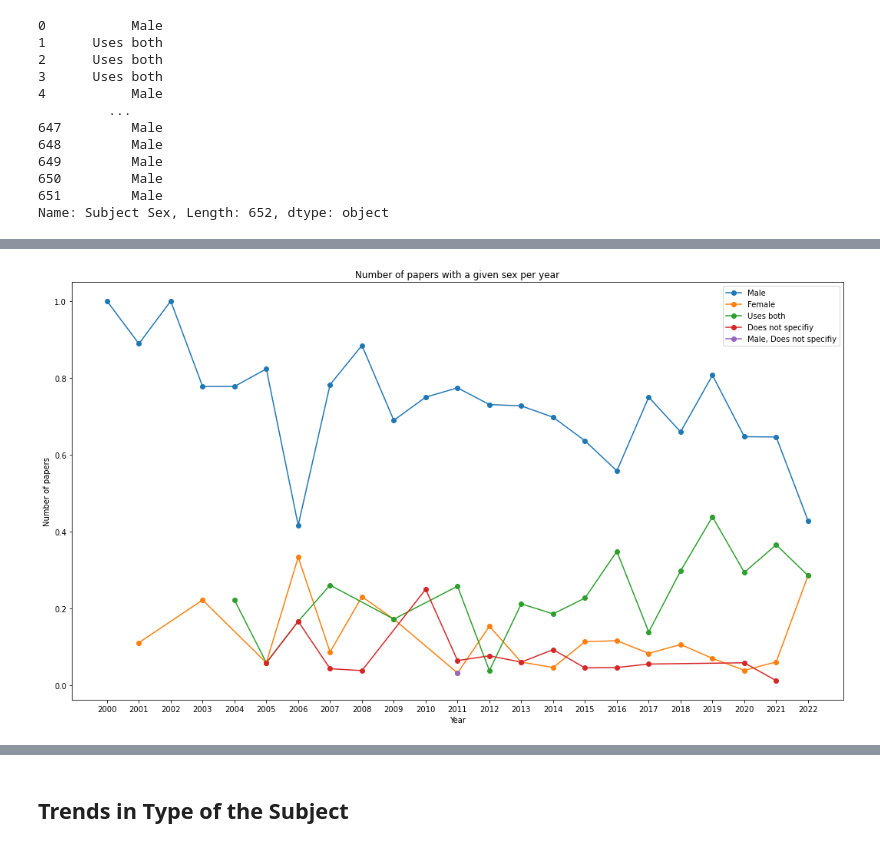
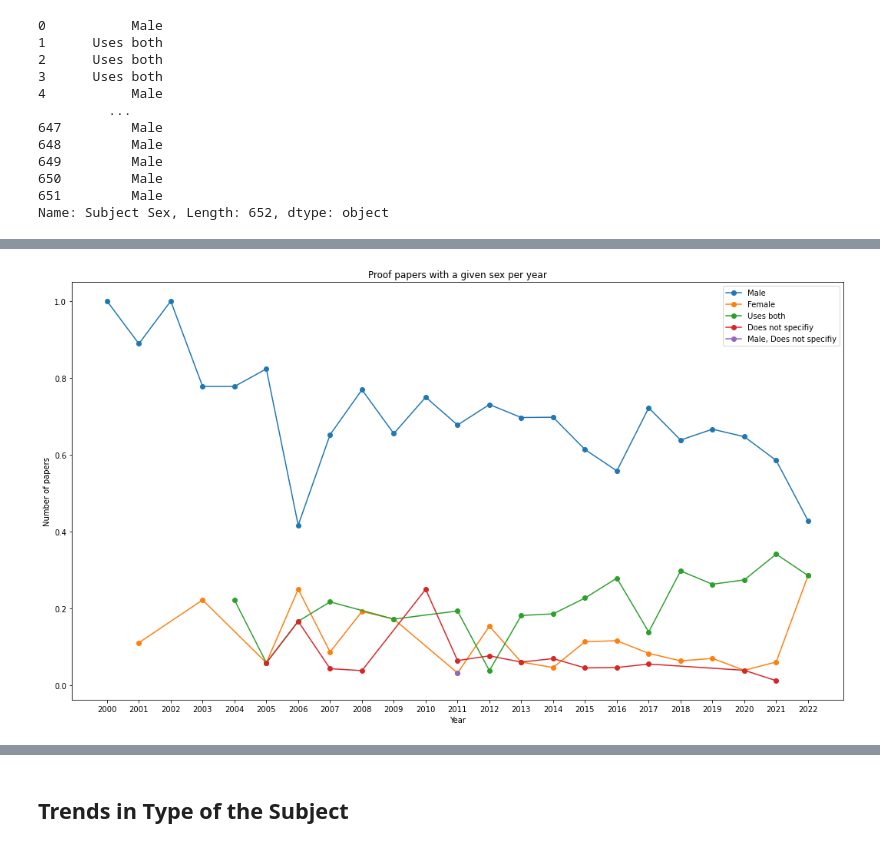
Before and after one commit to padillacoreanolab/literature_review_processing, a Jupyter notebook: results/2022_06_17_literature_review_processing/literature_review_survey_processing.ipynb, the cells around one changed output, grey strips where cells are left out. Cells and saved outputs as stored; diff of their text form; code cells hidden in the pictures.

```diff
--- a/results/2022_06_17_literature_review_processing/literature_review_survey_processing.ipynb
+++ b/results/2022_06_17_literature_review_processing/literature_review_survey_processing.ipynb
@@ -84,0 +93,3 @@ year_to_number_of_paper_dict
+# %%
+survey_df["mice_used"] = survey_df["Species"].apply(lambda x: "1" if x == "Mice" or x == "Both" else "0")
+survey_df["rats_used"] = survey_df["Species"].apply(lambda x: "1" if x == "Rats" or x == "Both" else "0")
@@ -627,2 +708,2 @@ sex_year_count
 # %%
-sex_year_count = per_subject_processed_strains_df.groupby(['publication_year','Subject Sex'], as_index=False).size()
+sex_year_count = survey_df.groupby(['publication_year','Subject Sex'], as_index=False).size()
@@ -687,14 +761,14 @@ plt.rcParams["figure.figsize"] = (18,10)
 # %%
 fig, ax = plt.subplots()
 
 for sex in sex_year_count["Subject Sex"].unique():
     sex_df = sex_year_count[sex_year_count["Subject Sex"] == sex]
     ax.plot(sex_df["publication_year"], sex_df["proportion_of_papers"], '-o', label=sex)
 plt.legend()
 plt.xticks(strain_year_count["publication_year"].unique())
-plt.title("Number of papers with a given sex per year")
+plt.title("Proof papers with a given sex per year")
 plt.xlabel("Year")
 plt.ylabel("Number of papers")
 plt.savefig("./proc/plots/year_vs_sex.png")
 # %% [output]
-[figure, old version]
+[figure, new version]
```
Also changed, not shown: parts of 108 cells of this notebook.
